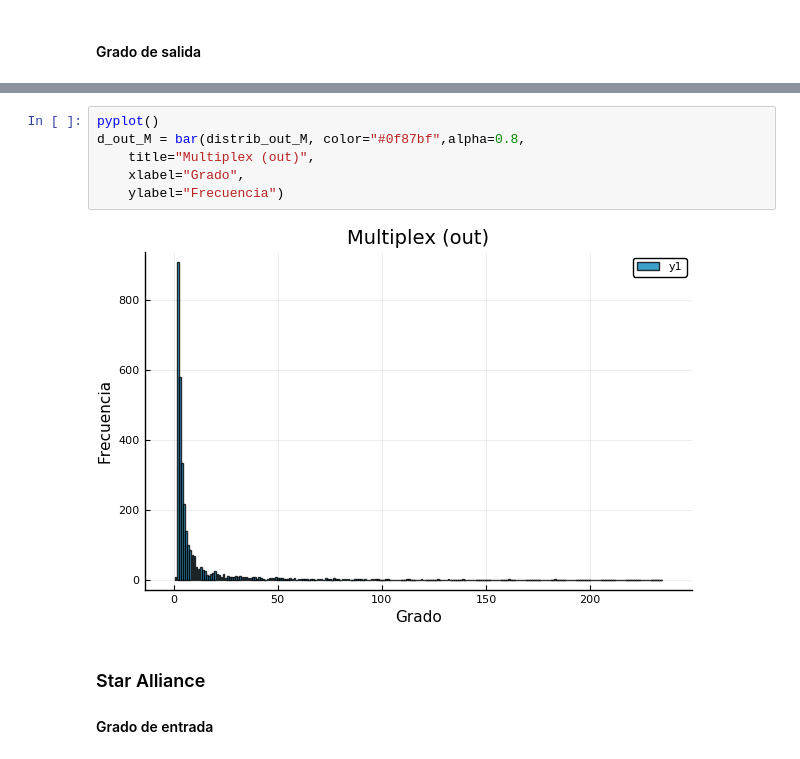
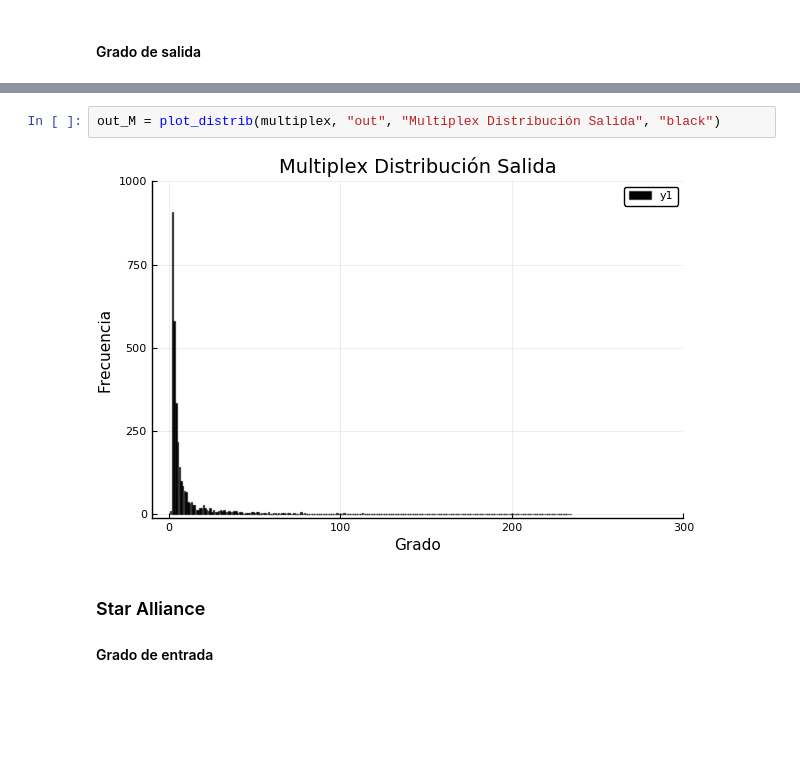
Before and after one commit to Yuriyama/Proyecto_aerolineas, a Jupyter notebook: Code/Alianzas_RW.ipynb, the cells around one changed output, grey strips where cells are left out. Drawn from its saved outputs; the diff is of its cells as text; blank space fills up the shorter version.

```diff
--- a/Code/Alianzas_RW.ipynb
+++ b/Code/Alianzas_RW.ipynb
@@ -951,11 +1038,7 @@ distrib_out_M = distrib_out_degree(multiplex)
-# %%
-pyplot()
-d_out_M = bar(distrib_out_M, color="#0f87bf",alpha=0.8,
-    title="Multiplex (out)",
-    xlabel="Grado",
-    ylabel="Frecuencia")
-# %% [output]
-[figure, removed]
+# %%
+out_M = plot_distrib(multiplex, "out", "Multiplex Distribución Salida", "black")
+# %% [output]
+[figure, added]
 # %% [markdown]
 ### Star Alliance
 
```
Also changed, not shown: parts of 301 cells of this notebook, 1 other file.
